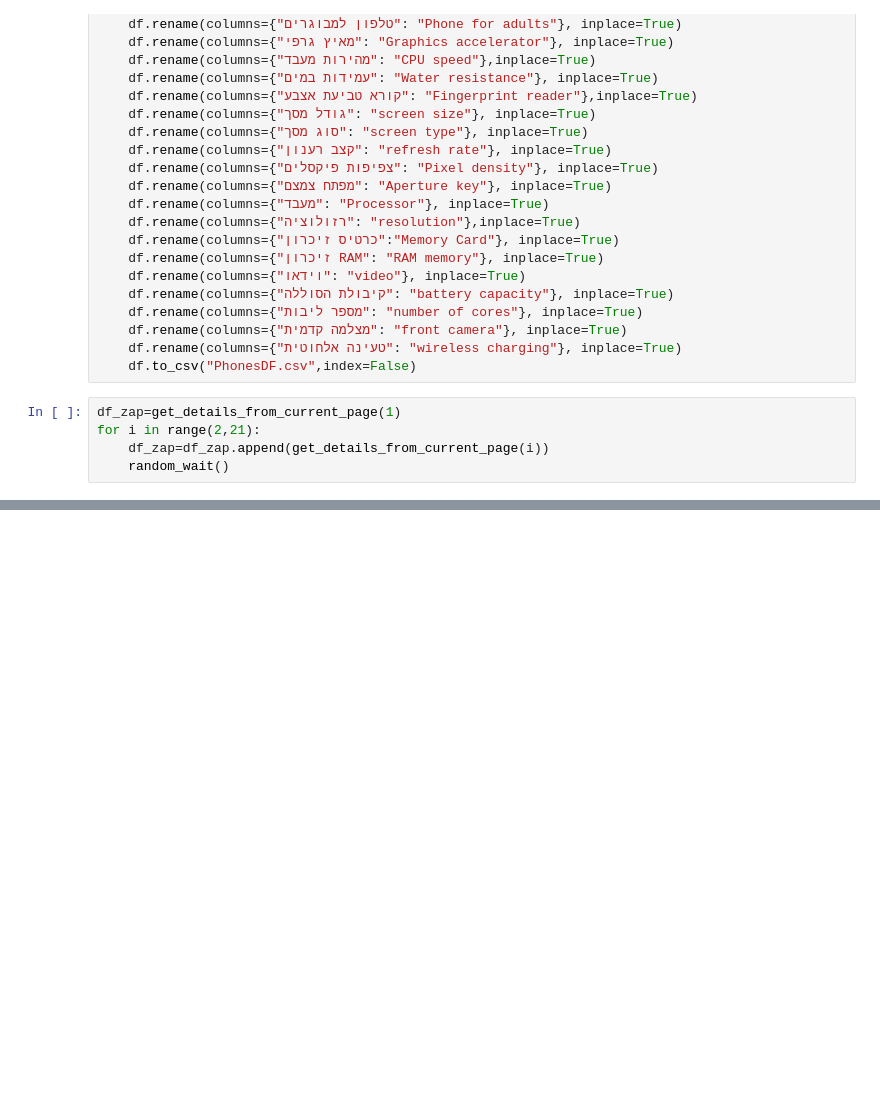
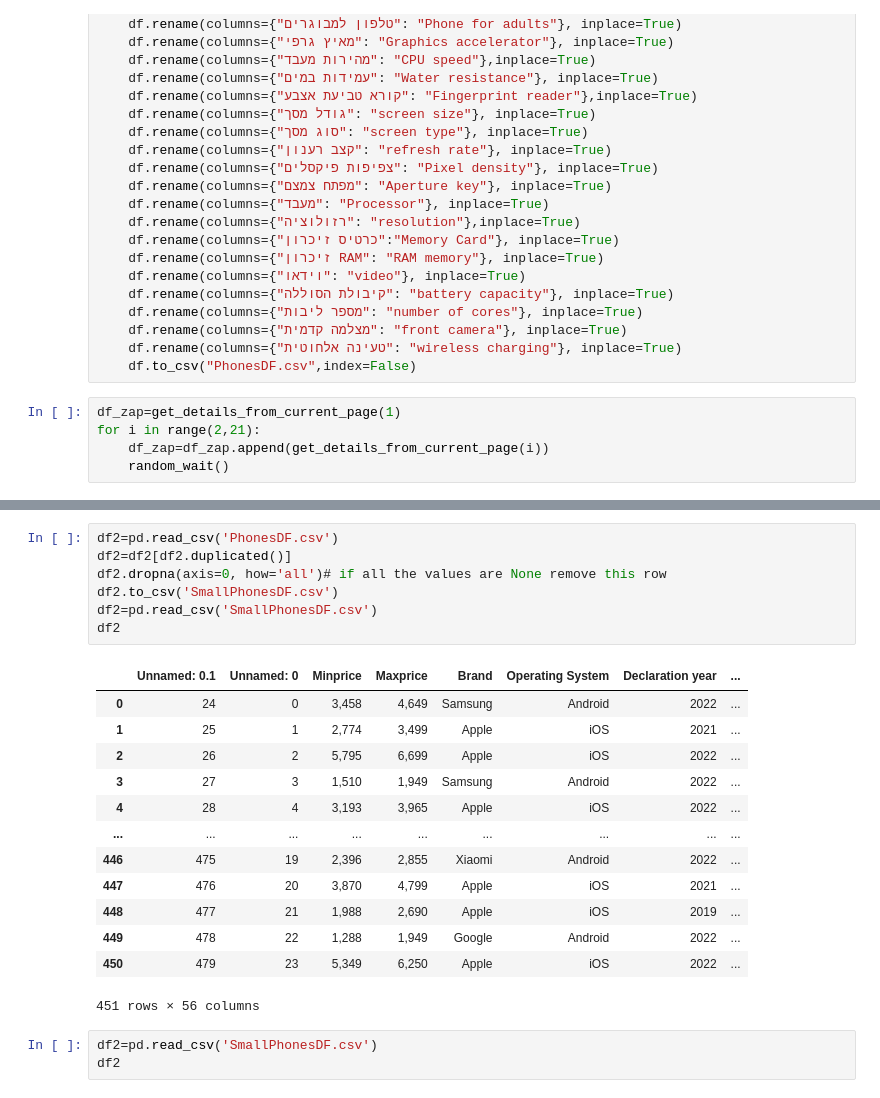
Before and after one commit to Davidtal1/PhoneProjects, a Jupyter notebook: PhonesProject.ipynb, the cells around one changed output, grey strips where cells are left out. Drawn from its saved outputs; the diff is of its cells as text; blank space fills up the shorter version.

Commit message:
DropDuplicates

```diff
--- a/PhonesProject.ipynb
+++ b/PhonesProject.ipynb
@@ -238,0 +245,24 @@ df
+# %%
+df2=pd.read_csv('PhonesDF.csv')
+df2=df2[df2.duplicated()]
+df2.dropna(axis=0, how='all')# if all the values are None remove this row
+df2.to_csv('SmallPhonesDF.csv')
+df2=pd.read_csv('SmallPhonesDF.csv')
+df2
+# %% [output]
+|  | Unnamed: 0.1 | Unnamed: 0 | Minprice | Maxprice | Brand | Operating System | Declaration year | ... |
+| 0 | 24 | 0 | 3,458 | 4,649 | Samsung | Android | 2022 | ... |
+| 1 | 25 | 1 | 2,774 | 3,499 | Apple | iOS | 2021 | ... |
+| 2 | 26 | 2 | 5,795 | 6,699 | Apple | iOS | 2022 | ... |
+| 3 | 27 | 3 | 1,510 | 1,949 | Samsung | Android | 2022 | ... |
+| 4 | 28 | 4 | 3,193 | 3,965 | Apple | iOS | 2022 | ... |
+| ... | ... | ... | ... | ... | ... | ... | ... | ... |
+| 446 | 475 | 19 | 2,396 | 2,855 | Xiaomi | Android | 2022 | ... |
+| 447 | 476 | 20 | 3,870 | 4,799 | Apple | iOS | 2021 | ... |
+| 448 | 477 | 21 | 1,988 | 2,690 | Apple | iOS | 2019 | ... |
+| 449 | 478 | 22 | 1,288 | 1,949 | Google | Android | 2022 | ... |
+| 450 | 479 | 23 | 5,349 | 6,250 | Apple | iOS | 2022 | ... |
+451 rows × 56 columns
+# %%
+df2=pd.read_csv('SmallPhonesDF.csv')
+df2
```
Also changed, not shown: parts of 2 cells of this notebook.
